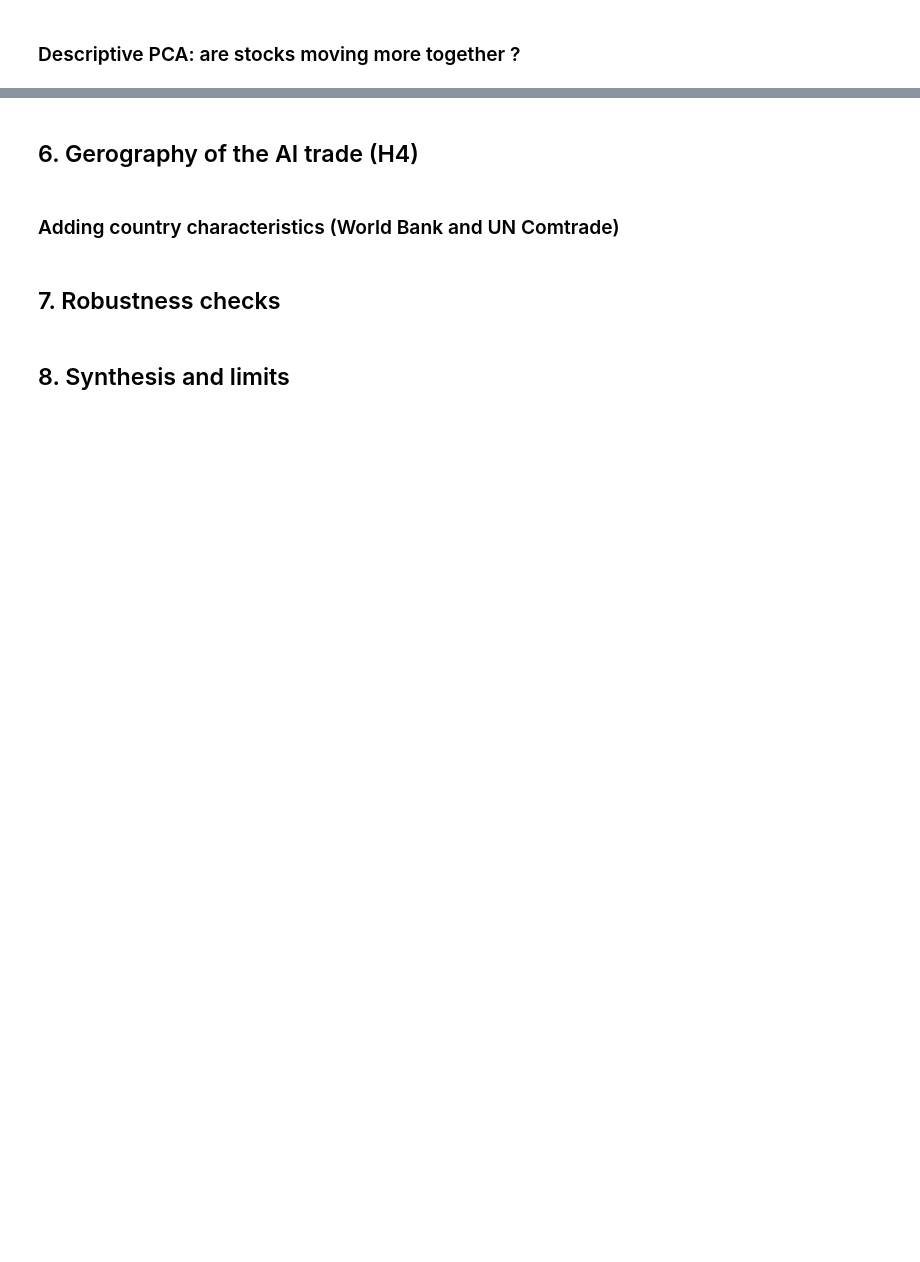
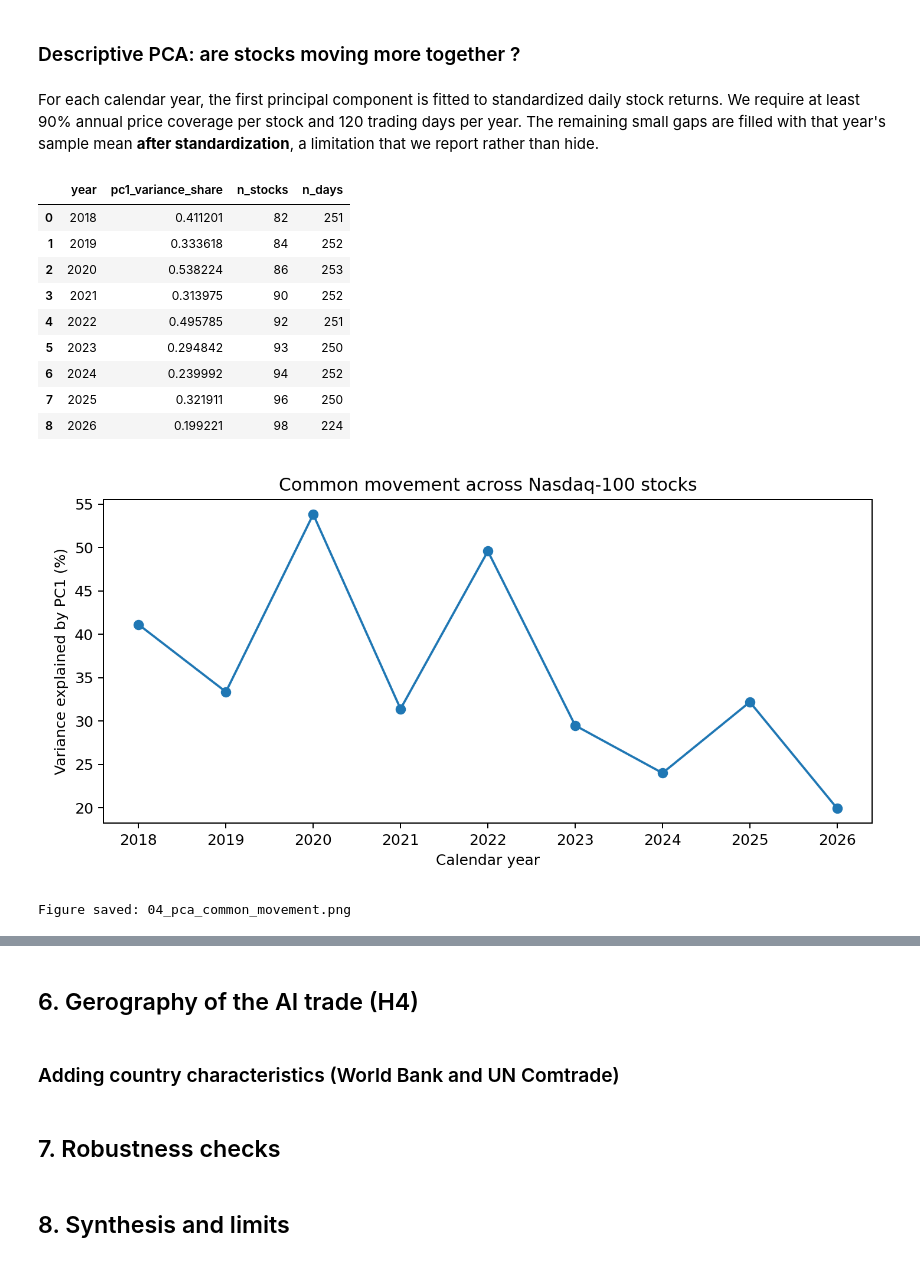
Before and after one commit to ayarhazi/ai-exposure-financial-markets, a Jupyter notebook: notebook1.ipynb, the cells around one changed output, grey strips where cells are left out. Cells and saved outputs as stored; diff of their text form; code cells hidden in the pictures; blank space fills up the shorter version.

```diff
--- a/notebook1.ipynb
+++ b/notebook1.ipynb
@@ -337,2 +381,28 @@ Notes:
 # %% [markdown]
 ### Descriptive PCA: are stocks moving more together ?
+# %% [markdown]
+For each calendar year, the first principal component is fitted to standardized daily stock returns. We require at least 90% annual price coverage per stock and 120 trading days per year. The remaining small gaps are filled with that year's sample mean **after standardization**, a limitation that we report rather than hide.
+# %%
+# we compute annual PC1 variance share across stocks with at least 90% trading day coverage
+pca_table = yearly_pca(us_prices, firm_tickers)
+if not pca_table.empty:
+    display(pca_table)
+    plot_pca(pca_table, FIGURES / "04_pca_common_movement.png")
+    display(Image(filename=str(FIGURES / "04_pca_common_movement.png")))
+    pca_table.to_csv(PROCESSED / "yearly_pca.csv", index=False)
+    print("Figure saved: 04_pca_common_movement.png")
+else:
+    print("PCA requires more complete price histories.")
+# %% [output]
+|  | year | pc1_variance_share | n_stocks | n_days |
+| 0 | 2018 | 0.411201 | 82 | 251 |
+| 1 | 2019 | 0.333618 | 84 | 252 |
+| 2 | 2020 | 0.538224 | 86 | 253 |
+| 3 | 2021 | 0.313975 | 90 | 252 |
+| 4 | 2022 | 0.495785 | 92 | 251 |
+| 5 | 2023 | 0.294842 | 93 | 250 |
+| 6 | 2024 | 0.239992 | 94 | 252 |
+| 7 | 2025 | 0.321911 | 96 | 250 |
+| 8 | 2026 | 0.199221 | 98 | 224 |
+[figure, added]
+Figure saved: 04_pca_common_movement.png
```
Also changed, not shown: parts of 5 cells of this notebook.
